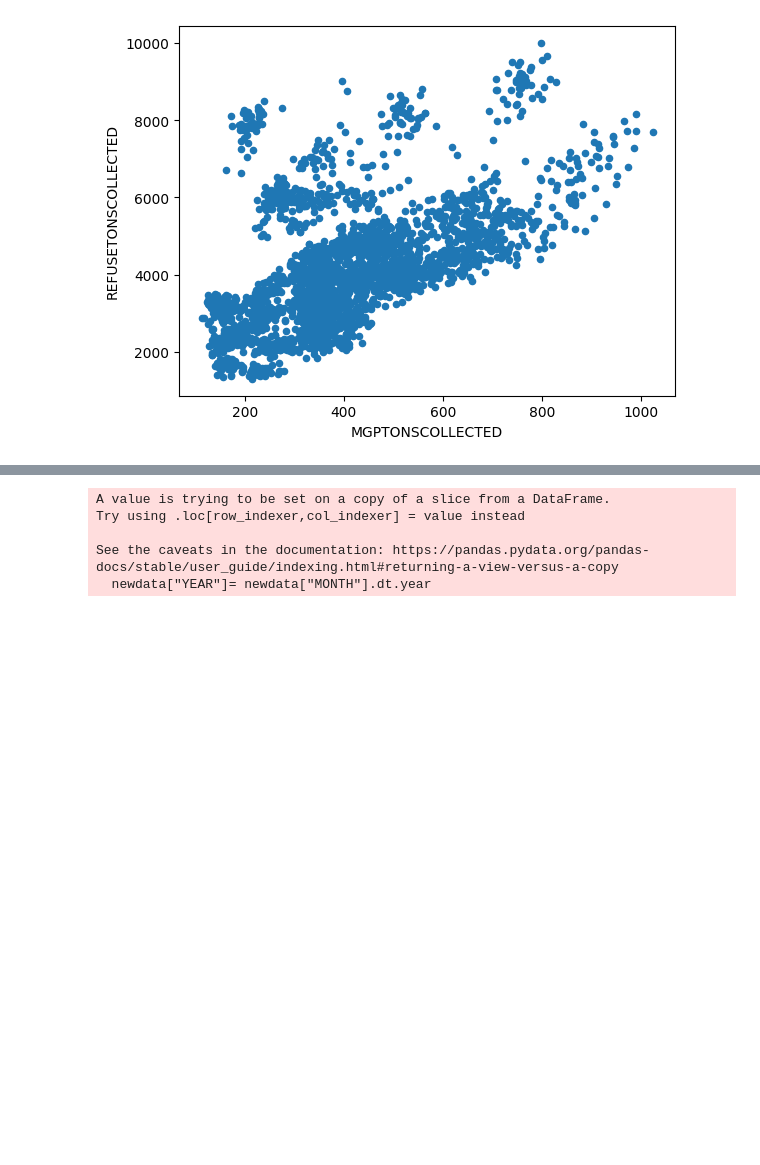
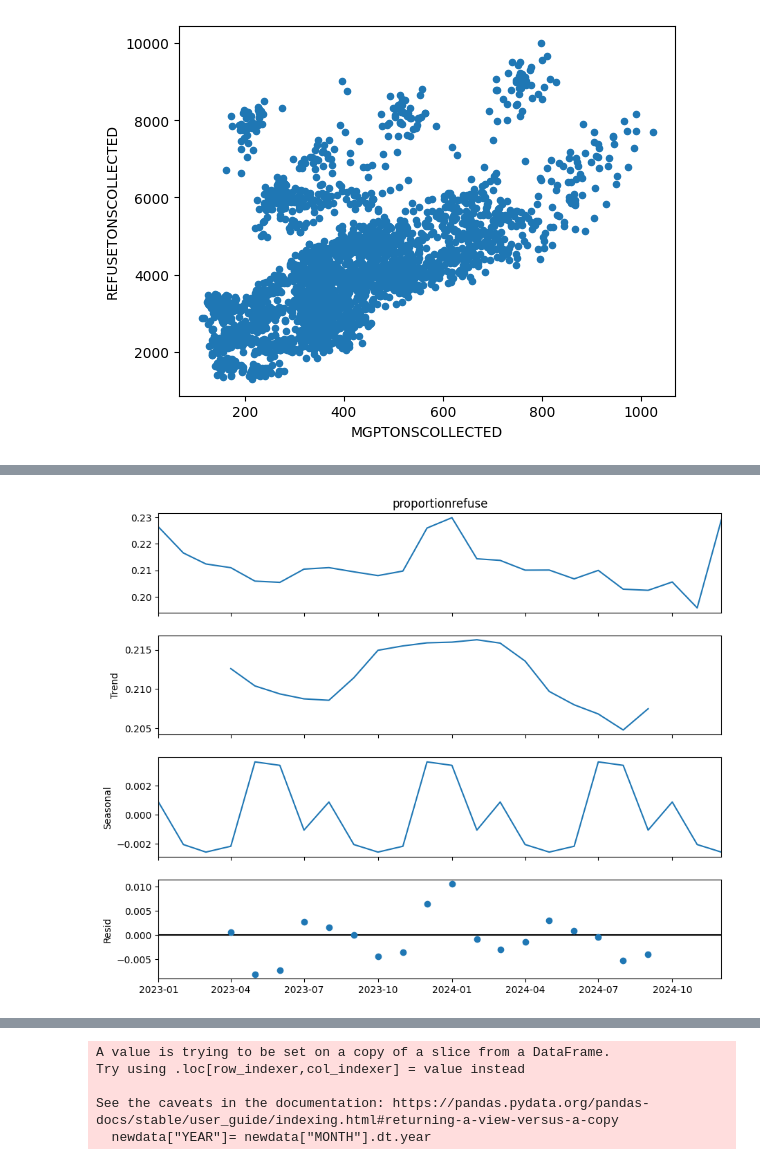
Before and after one commit to Commit-Thomas/DSNY_Analysis, a Jupyter notebook: notebooks/01_eda.ipynb, the cells around one changed output, grey strips where cells are left out. Drawn from its saved outputs; the diff is of its cells as text; code cells hidden in the pictures; blank space fills up the shorter version.

Commit message:
model ?????

```diff
--- a/notebooks/01_eda.ipynb
+++ b/notebooks/01_eda.ipynb
@@ -101,0 +123,42 @@ See the caveats in the documentation: https://pandas.pydata.org/pandas-docs/stab
+# %%
+# user input to filter our timeseries for a
+
+attempts = 0
+max_attempts = 100000
+listofunique = []
+
+for i in range(len(modeldata['id'].unique())):
+    listofunique.append(modeldata['id'].iloc[i])
+
+#list of each unique identifier in data
+listofunique
+
+while attempts < max_attempts:
+    user_input = input("Enter a borough and district (FORMAT: bronx1): ")
+    user_input = user_input.lower().strip()
+    if user_input in listofunique:
+        break
+    else:
+        raise ValueError("Not a valid district")
+        attempts += 1
+
+if attempts == max_attempts:
+    raise ValueError("Too many invalid attempts")
+# %%
+# filter df and creating data for timeseries (s)
+
+filtered = modeldata[modeldata['id'] == user_input]
+filtered = filtered[(filtered['MONTH'] >= '2023') & (filtered['MONTH'] < '2025')]
+
+s = filtered.set_index(filtered['MONTH'])['proportionrefuse'].asfreq('D')
+s = s.dropna()
+# %%
+# Decompose the time series (assuming a 12-month cycle)
+decomp = seasonal_decompose(s, model='additive', period=7)
+
+# Plot the decomposition
+fig = decomp.plot()
+fig.set_size_inches(10, 8)
+plt.show()
+# %% [output]
+[figure, added]
```
Also changed, not shown: parts of 16 cells of this notebook.
